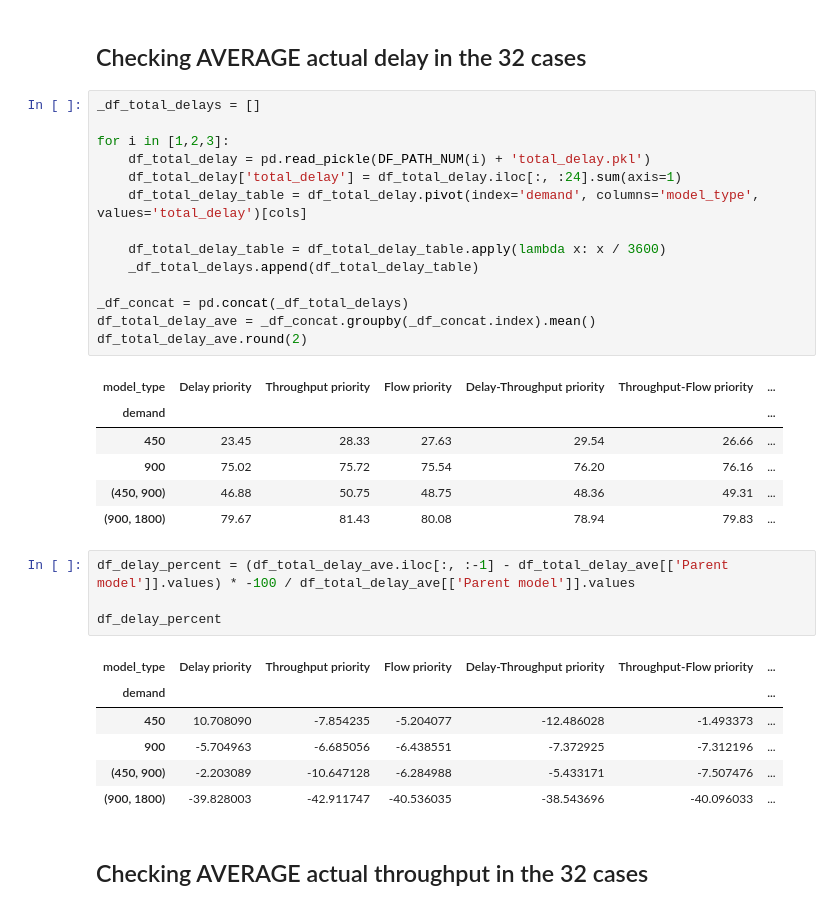
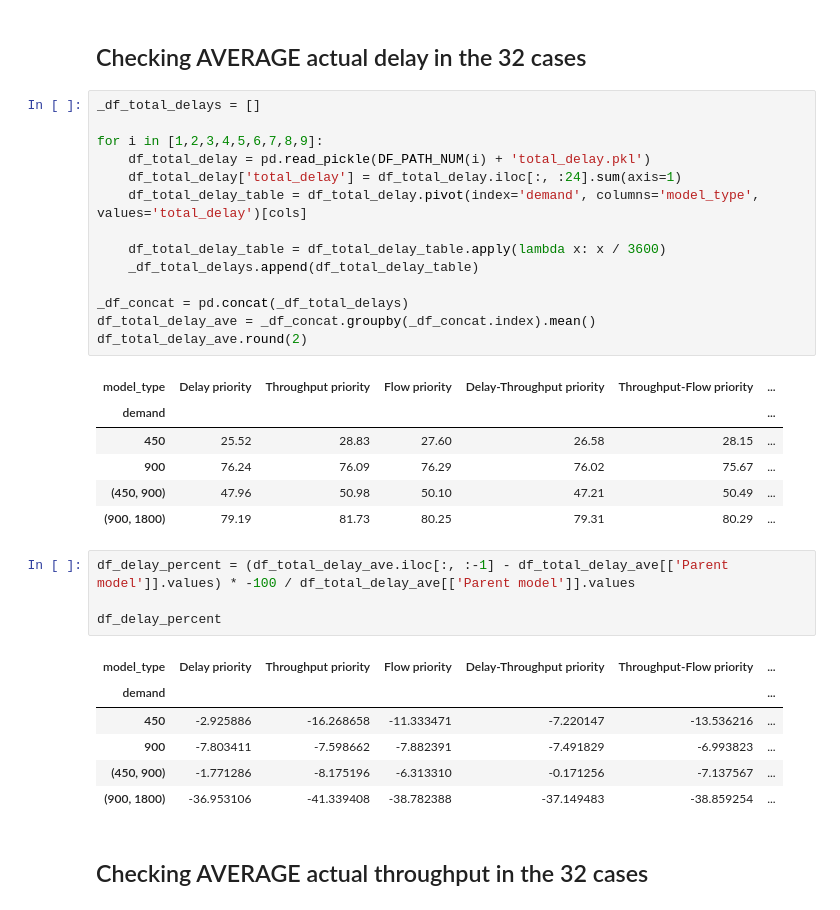
Before and after one commit to DEGABGED/ctm_data_processing, a Jupyter notebook: Analysis of Results.ipynb, the cells around one changed output. Saved outputs shown, nothing was run; the diff lists cells and outputs as text.

```diff
--- a/Analysis of Results.ipynb
+++ b/Analysis of Results.ipynb
@@ -116,24 +116,24 @@ df_delay_comp.head()
 # %%
 _df_total_delays = []
 
-for i in [1,2,3]:
+for i in [1,2,3,4,5,6,7,8,9]:
     df_total_delay = pd.read_pickle(DF_PATH_NUM(i) + 'total_delay.pkl')
     df_total_delay['total_delay'] = df_total_delay.iloc[:, :24].sum(axis=1)
     df_total_delay_table = df_total_delay.pivot(index='demand', columns='model_type', values='total_delay')[cols]
 
     df_total_delay_table = df_total_delay_table.apply(lambda x: x / 3600)
     _df_total_delays.append(df_total_delay_table)
 
 _df_concat = pd.concat(_df_total_delays)
 df_total_delay_ave = _df_concat.groupby(_df_concat.index).mean()
 df_total_delay_ave.round(2)
 # %% [output]
 | model_type | Delay priority | Throughput priority | Flow priority | Delay-Throughput priority | Throughput-Flow priority | ... |
 | demand |  |  |  |  |  | ... |
-| 450 | 23.45 | 28.33 | 27.63 | 29.54 | 26.66 | ... |
-| 900 | 75.02 | 75.72 | 75.54 | 76.20 | 76.16 | ... |
-| (450, 900) | 46.88 | 50.75 | 48.75 | 48.36 | 49.31 | ... |
-| (900, 1800) | 79.67 | 81.43 | 80.08 | 78.94 | 79.83 | ... |
+| 450 | 25.52 | 28.83 | 27.60 | 26.58 | 28.15 | ... |
+| 900 | 76.24 | 76.09 | 76.29 | 76.02 | 75.67 | ... |
+| (450, 900) | 47.96 | 50.98 | 50.10 | 47.21 | 50.49 | ... |
+| (900, 1800) | 79.19 | 81.73 | 80.25 | 79.31 | 80.29 | ... |
 # %%
 df_delay_percent = (df_total_delay_ave.iloc[:, :-1] - df_total_delay_ave[['Parent model']].values) * -100 / df_total_delay_ave[['Parent model']].values
 
@@ -141,10 +141,10 @@ df_delay_percent
 # %% [output]
 | model_type | Delay priority | Throughput priority | Flow priority | Delay-Throughput priority | Throughput-Flow priority | ... |
 | demand |  |  |  |  |  | ... |
-| 450 | 10.708090 | -7.854235 | -5.204077 | -12.486028 | -1.493373 | ... |
-| 900 | -5.704963 | -6.685056 | -6.438551 | -7.372925 | -7.312196 | ... |
-| (450, 900) | -2.203089 | -10.647128 | -6.284988 | -5.433171 | -7.507476 | ... |
-| (900, 1800) | -39.828003 | -42.911747 | -40.536035 | -38.543696 | -40.096033 | ... |
+| 450 | -2.925886 | -16.268658 | -11.333471 | -7.220147 | -13.536216 | ... |
+| 900 | -7.803411 | -7.598662 | -7.882391 | -7.491829 | -6.993823 | ... |
+| (450, 900) | -1.771286 | -8.175196 | -6.313310 | -0.171256 | -7.137567 | ... |
+| (900, 1800) | -36.953106 | -41.339408 | -38.782388 | -37.149483 | -38.859254 | ... |
 # %% [markdown]
 ## Checking AVERAGE actual throughput in the 32 cases
 # %%
```
Also changed, not shown: 1 other file.
